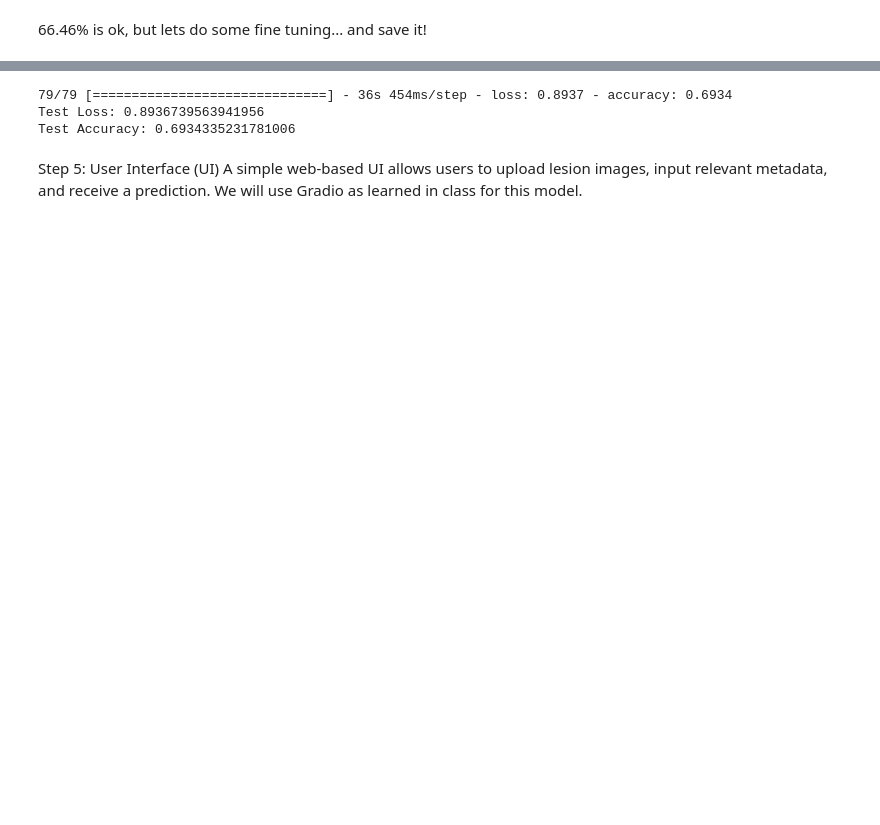
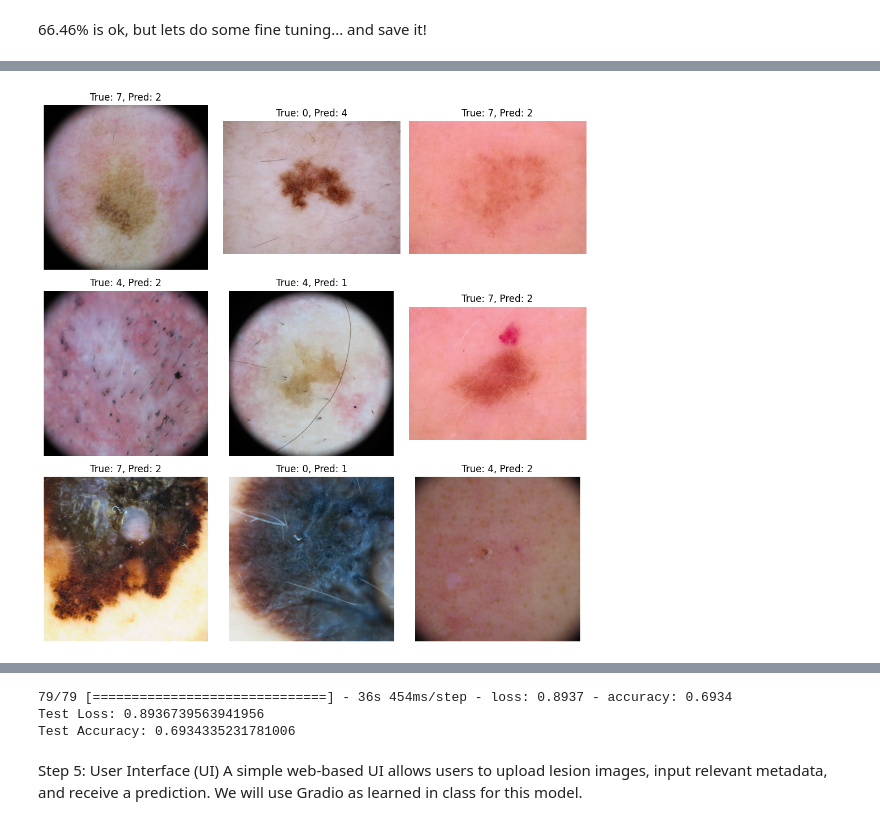
Before and after one commit to jkranyak/Skin_cancer_imaging_interface, a Jupyter notebook: project3.ipynb, the cells around one changed output, grey strips where cells are left out. Saved outputs shown, nothing was run; the diff lists cells and outputs as text; code cells hidden in the pictures; blank space fills up the shorter version.

```diff
--- a/project3.ipynb
+++ b/project3.ipynb
@@ -560,0 +496,19 @@ ValueError: Failed to convert a NumPy array to a Tensor (Unsupported object type
+# %%
+# Generate predictions using the test generator
+predictions = model.predict(test_gen, steps=len(test_gen))
+
+# Obtain the predicted classes by taking the argmax of the predictions array
+predicted_classes = np.argmax(predictions, axis=1)
+
+# Since your test_gen should also be outputting the true classes in the same order as the predictions:
+# We need to collect all true classes from the generator (in the same order)
+true_classes = []
+for _, labels in test_gen:
+    true_classes.extend(np.argmax(labels, axis=1))
+    if len(true_classes) >= len(predictions):
+        break  # Stop once we have all the labels we need
+
+# Generate the confusion matrix
+cm = confusion_matrix(true_classes[:len(predictions)], predicted_classes)
+
+print(cm)
@@ -599,0 +538,59 @@ Epoch 3: early stopping
+# %%
+import numpy as np
+from tensorflow.keras.models import load_model
+from sklearn.metrics import confusion_matrix, classification_report
+import matplotlib.pyplot as plt
+
+# Load the model
+model = load_model('/content/best_model.h5')
+
+# Function to fetch data and labels from the generator
+def get_predictions_and_labels(generator):
+    predictions = []
+    true_labels = []
+    for _ in range(len(generator)):
+        # Getting the next batch of data
+        (images, metadata), labels = generator.__getitem__(_)
+        # Predict this batch
+        batch_predictions = model.predict([images, metadata])
+        # Store predictions and labels
+        predictions.append(batch_predictions)
+        true_labels.append(labels)
+
+    # Concatenate all batches
+    predictions = np.vstack(predictions)
+    true_labels = np.vstack(true_labels)
+
+    return predictions, true_labels
+
+# Using the test generator to get predictions and labels
+predictions, true_labels = get_predictions_and_labels(test_gen)
+
+# Convert softmax probabilities to class predictions
+predicted_classes = np.argmax(predictions, axis=1)
+true_classes = np.argmax(true_labels, axis=1)
+
+# Calculate confusion matrix
+cm = confusion_matrix(true_classes, predicted_classes)
+print('Confusion Matrix:\n', cm)
+
+# Generate a classification report
+print('\nClassification Report:\n', classification_report(true_classes, predicted_classes))
+
+# Identify misclassified examples
+misclassified_indices = np.where(predicted_classes != true_classes)[0]
+print(f'Total misclassified samples: {len(misclassified_indices)}')
+
+# Assuming you want to visualize some misclassified images:
+fig, axes = plt.subplots(nrows=3, ncols=3, figsize=(10, 10))
+for i, ax in enumerate(axes.flatten()):
+    if i < len(misclassified_indices):
+        idx = misclassified_indices[i]
+        img = test_gen.image_paths[idx]  # Assuming image paths are stored here
+        true_label, pred_label = true_classes[idx], predicted_classes[idx]
+        ax.imshow(plt.imread(img))  # Reading the image from path
+        ax.set_title(f'True: {true_label}, Pred: {pred_label}')
+        ax.axis('off')
+plt.tight_layout()
+plt.show()
+# %% [output]
@@ -599,0 +614 @@ Epoch 3: early stopping
+[figure, added]
```
Also changed, not shown: parts of 22 cells of this notebook.
